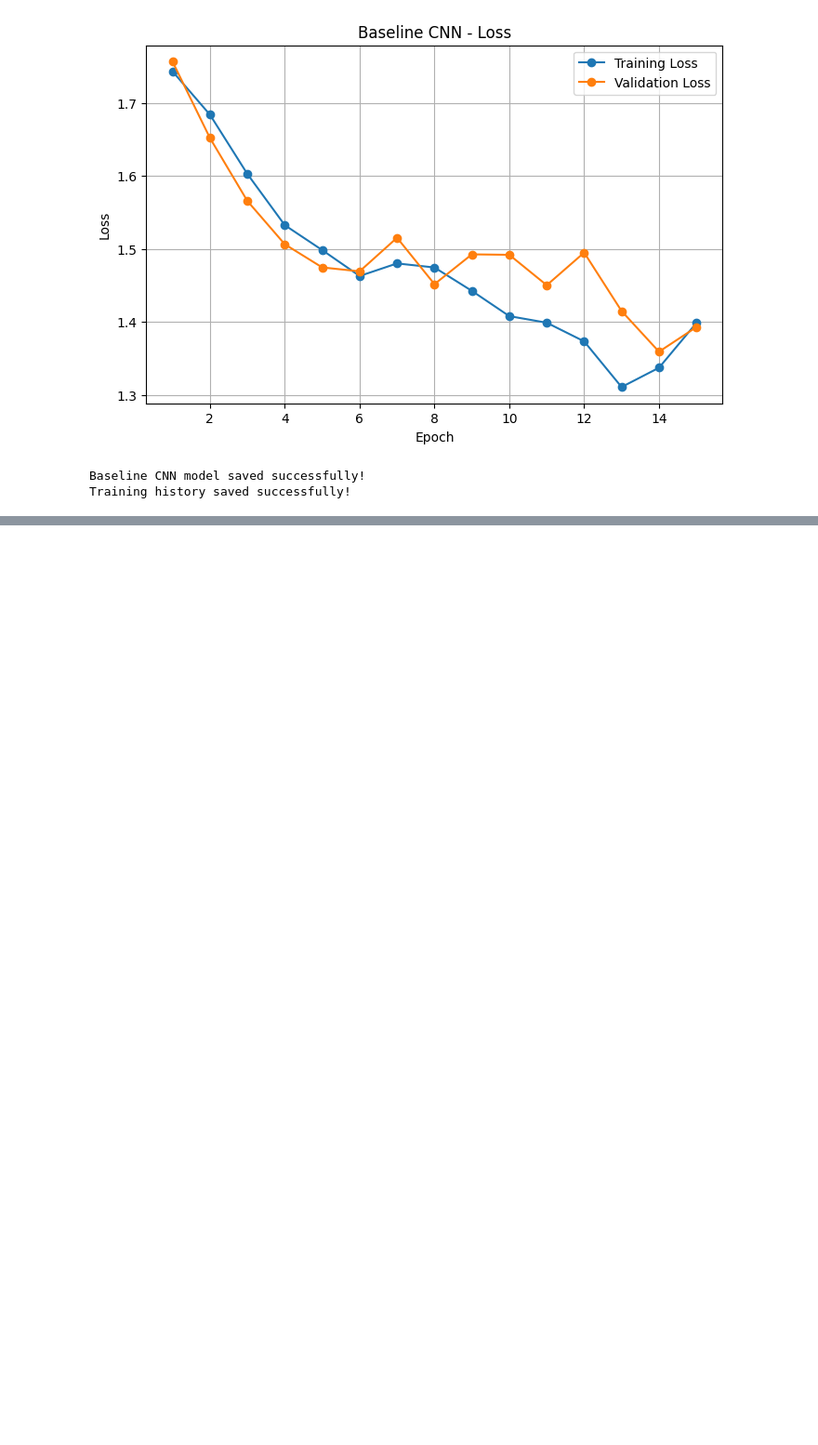
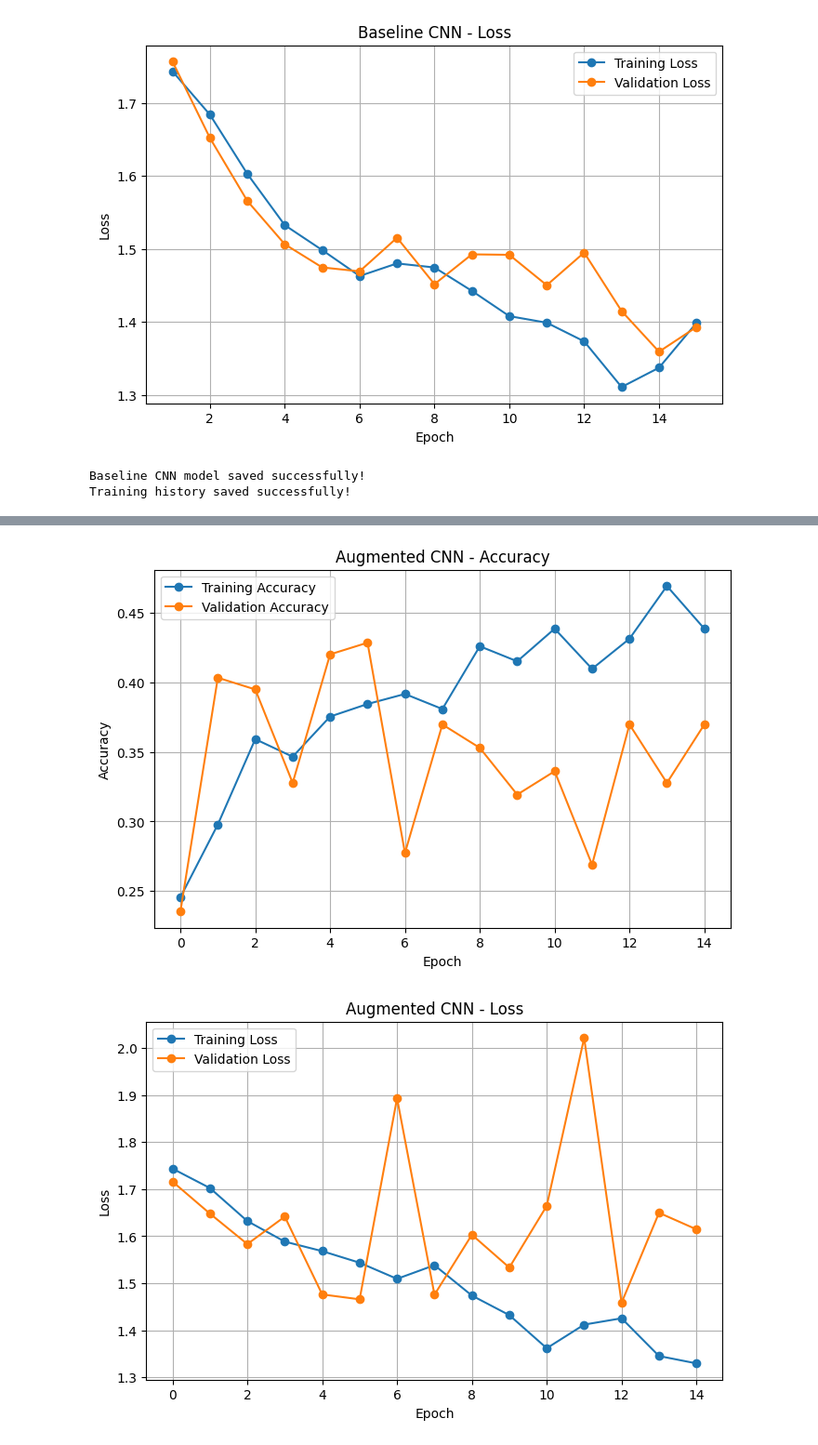
Before and after one commit to JeevasriNagarajan24696/Solar-Panel-Defect-Classification, a Jupyter notebook: Solar_Panel_Defect_Classification.ipynb, the cells around one changed output, grey strips where cells are left out. Shown at 93% size. Drawn from its saved outputs; the diff is of its cells as text; code cells hidden in the pictures; blank space fills up the shorter version.

```diff
--- a/Solar_Panel_Defect_Classification.ipynb
+++ b/Solar_Panel_Defect_Classification.ipynb
@@ -683,0 +818,10 @@ Training history saved successfully!
+# %%
+# Step 9.6 - Train the augmented CNN
+
+augmented_history = augmented_model.fit(
+    train_ds,
+    validation_data=val_ds,
+    epochs=15
+)
+
+print("Augmented CNN training completed!")
@@ -683,0 +846,52 @@ Training history saved successfully!
+# %%
+
+import matplotlib.pyplot as plt
+
+# Step 9.7 - Plot augmented CNN results
+
+# Accuracy graph
+plt.figure(figsize=(8, 5))
+
+plt.plot(
+    augmented_history.history["accuracy"],
+    label="Training Accuracy",
+    marker="o"
+)
+
+plt.plot(
+    augmented_history.history["val_accuracy"],
+    label="Validation Accuracy",
+    marker="o"
+)
+
+plt.title("Augmented CNN - Accuracy")
+plt.xlabel("Epoch")
+plt.ylabel("Accuracy")
+plt.legend()
+plt.grid(True)
+plt.show()
+
+# Loss graph
+plt.figure(figsize=(8, 5))
+
+plt.plot(
+    augmented_history.history["loss"],
+    label="Training Loss",
+    marker="o"
+)
+
+plt.plot(
+    augmented_history.history["val_loss"],
+    label="Validation Loss",
+    marker="o"
+)
+
+plt.title("Augmented CNN - Loss")
+plt.xlabel("Epoch")
+plt.ylabel("Loss")
+plt.legend()
+plt.grid(True)
+plt.show()
+# %% [output]
+[figure, added]
+[figure, added]
```
Also changed, not shown: parts of 9 cells of this notebook.
